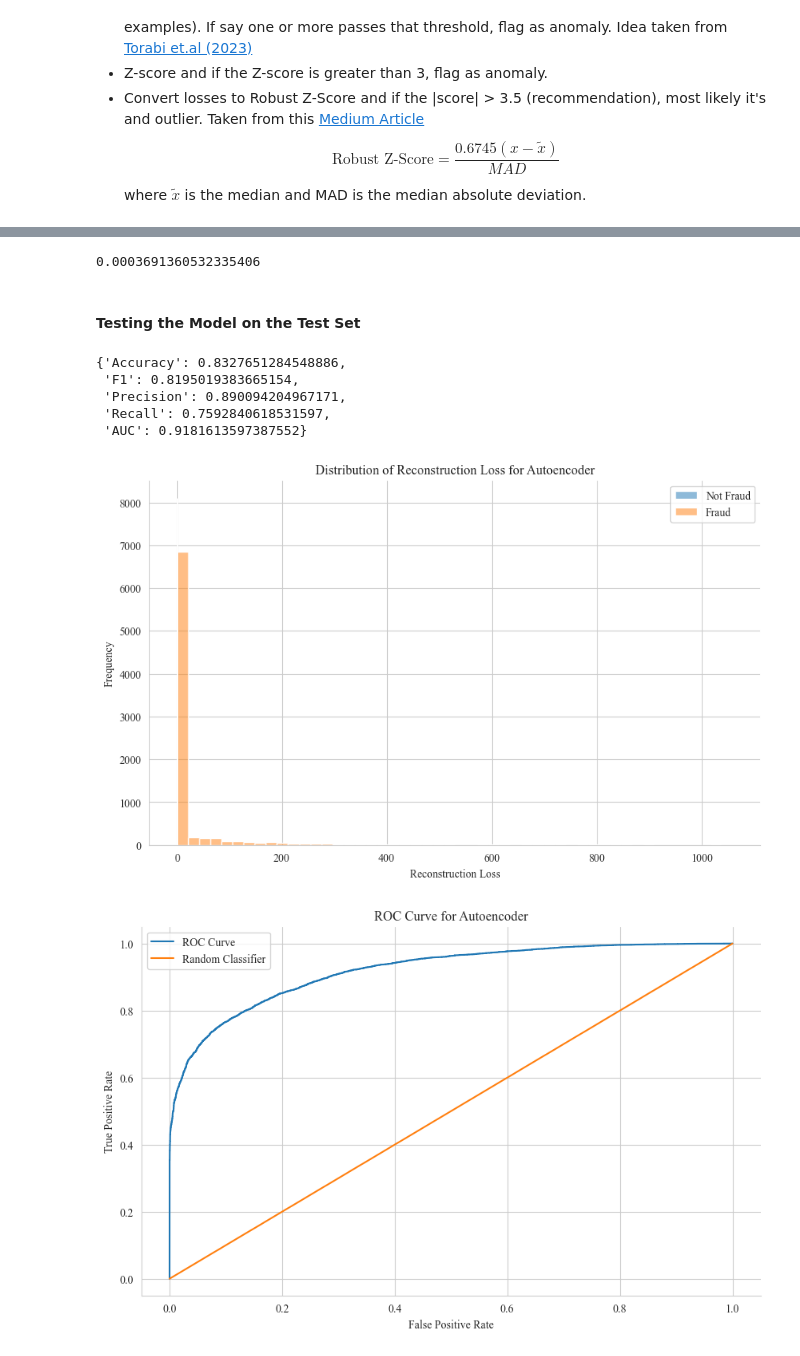
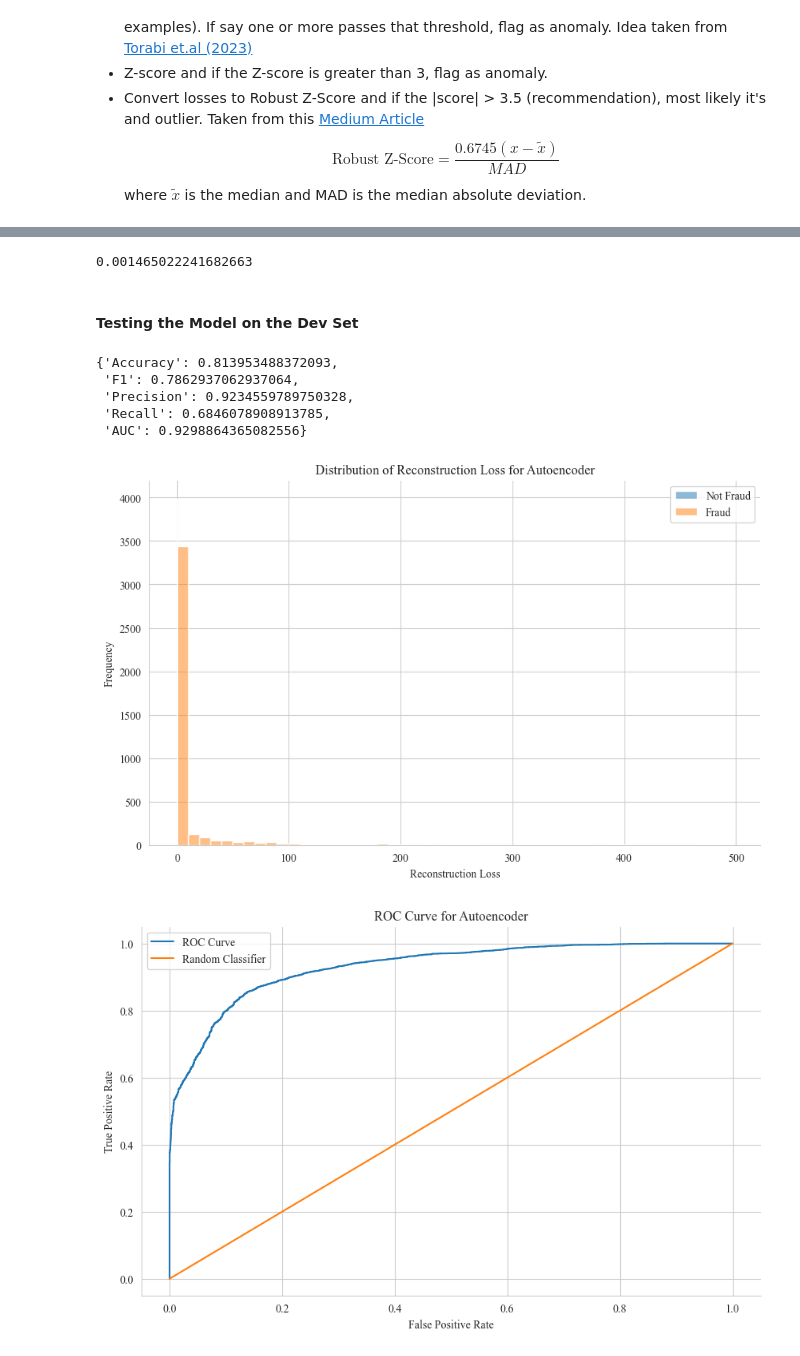
Before and after one commit to dennisjooo/Credit-Fraud-Detector, a Jupyter notebook: fraud.ipynb, the cells around one changed output, grey strips where cells are left out. Drawn from its saved outputs; the diff is of its cells as text; code cells hidden in the pictures.

```diff
--- a/fraud.ipynb
+++ b/fraud.ipynb
@@ -221,6 +229,7 @@ scaler.fit(X_train)
 # Transforming the data
 X_train = scaler.transform(X_train)
 X_test = scaler.transform(X_test)
+X_train_dev = scaler.transform(X_train_dev)
 X_dev = scaler.transform(X_dev)
 # %% [markdown]
 ## Modelling the Data
@@ -786,8 +795,8 @@ _________________________________________________________________
 # %%
 # Training hyperparams
 input_size = X_train.shape[1]
-batch_size = 2 ** 12
-epochs = 500
+batch_size = 2 ** 15
+epochs = 1500
 early_stopping_patience = 50
 
 # Early stopping callback
@@ -800,7 +809,7 @@ model_checkpoint = tf.keras.callbacks.ModelCheckpoint(filepath=os.path.join(auto
                                                       save_weights_only=True, save_format="h5")
 # %%
 # Defining the model_args
-model_args = {"validation_data": (X_dev, X_dev), "epochs": epochs,
+model_args = {"validation_data": (X_train_dev, X_train_dev), "epochs": epochs,
               "batch_size": batch_size, "callbacks": [early_stopping, model_checkpoint]}
 
 # Fitting the model
@@ -856,41 +865,41 @@ Standard Deviation Sample Mean Squared Error: 0.023378401805081682
 # %%
 # Setting the AE threshold
-ae_threshold = np.quantile(ae_recon, 0.9)
+ae_threshold = np.quantile(ae_recon, 0.95)
 
 # Displaying the AE threshold
 ae_threshold
 # %% [output]
-0.0003691360532335406
+0.001465022241682663
 # %% [markdown]
-#### Testing the Model on the Test Set
+#### Testing the Model on the Dev Set
 # %%
 # Raw reconstruction loss for each sample
-ae_recon_test = sample_recon_loss(X_test, ae.predict(X_test, verbose=0))
+ae_recon_dev = sample_recon_loss(X_dev, ae.predict(X_dev, verbose=0))
 
 # Getting the predictions
-ae_pred_test = (ae_recon_test > ae_threshold).astype(int)
+ae_pred_dev = (ae_recon_dev > ae_threshold).astype(int)
 # %%
 # Evaluating the model
-ae_test_eval = classifier_metrics(y_test, ae_pred_test, ae_recon_test)
+ae_dev_eval = classifier_metrics(y_dev, ae_pred_dev, ae_recon_dev)
 
 # Displaying the results
-ae_test_eval
+ae_dev_eval
 # %% [output]
-{'Accuracy': 0.8327651284548886,
- 'F1': 0.8195019383665154,
- 'Precision': 0.890094204967171,
- 'Recall': 0.7592840618531597,
- 'AUC': 0.9181613597387552}
+{'Accuracy': 0.813953488372093,
+ 'F1': 0.7862937062937064,
+ 'Precision': 0.9234559789750328,
+ 'Recall': 0.6846078908913785,
+ 'AUC': 0.9298864365082556}
 # %%
 # Distribution of the Reconstruction Loss
-plot_dist(ae_recon_test[y_test == 0], ae_recon_test[y_test == 1], 50,
+plot_dist(ae_recon_dev[y_dev == 0], ae_recon_dev[y_dev == 1], 50,
           "Reconstruction Loss", "Autoencoder")
 # %% [output]
-[figure, old version]
+[figure, new version]
 # %%
 # Plotting the ROC curve
-plot_roc_curve(y_test, ae_recon_test, "Autoencoder")
+plot_roc_curve(y_dev, ae_recon_dev, "Autoencoder")
 # %% [output]
-[figure, old version]
+[figure, new version]
 # %%
 # Plotting the Precision/Recall curve
```
Also changed, not shown: parts of 45 cells of this notebook, 5 other files.
